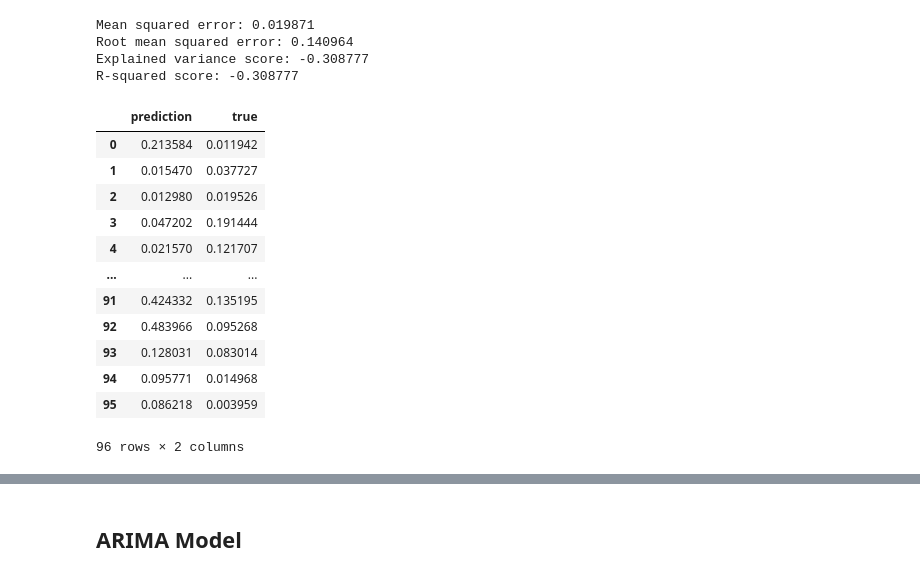
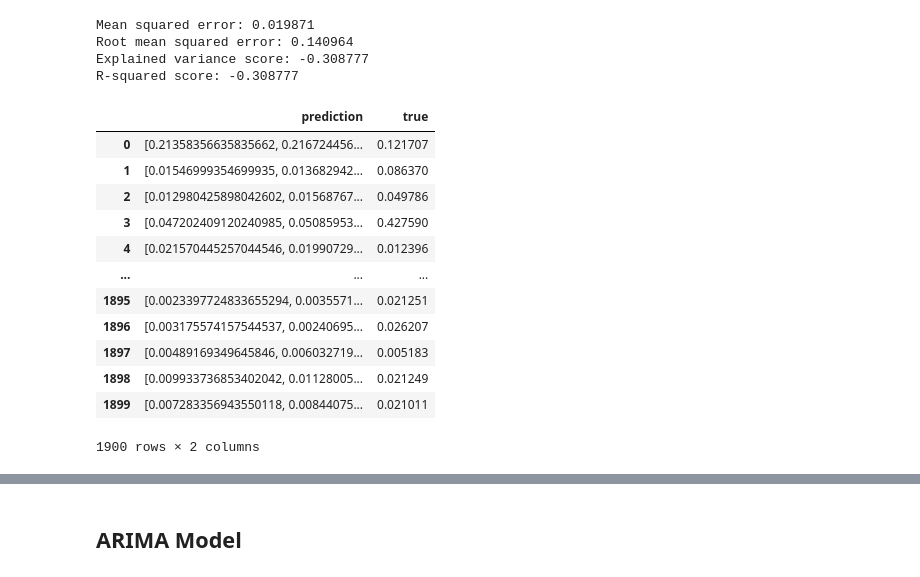
Before and after one commit to ThomTe314/capstone_quadra, a Jupyter notebook: Capstone ML.ipynb, the cells around one changed output, grey strips where cells are left out. Saved outputs shown, nothing was run; the diff lists cells and outputs as text; code cells hidden in the pictures.

```diff
--- a/Capstone ML.ipynb
+++ b/Capstone ML.ipynb
@@ -193,0 +196,2 @@ dummy_df[dummy_df.time_delta > dt.timedelta(minutes = 10)]
+# %%
+complete_index = pd.date_range(clean_df.index[0], clean_df.index[-1], freq='10min')
@@ -193,0 +202,4 @@ dummy_df[dummy_df.time_delta > dt.timedelta(minutes = 10)]
+# %%
+for i in complete_index:
+    if i not in clean_df.index:
+        clean_df.loc[i] = clean_df.loc[i - dt.timedelta(minutes = 10)]
@@ -447,19 +410,19 @@ Root mean squared error: 0.140964
 Explained variance score: -0.308777
 R-squared score: -0.308777
 # %%
-pd.DataFrame(data = {'prediction' : naive_results, 'true' : [y[-1] for y in y_test]})
+pd.DataFrame(data = {'prediction' : results, 'true' : [y[-1] for y in test]})
 # %% [output]
 |  | prediction | true |
-| 0 | 0.213584 | 0.011942 |
-| 1 | 0.015470 | 0.037727 |
-| 2 | 0.012980 | 0.019526 |
-| 3 | 0.047202 | 0.191444 |
-| 4 | 0.021570 | 0.121707 |
+| 0 | [0.21358356635835662, 0.216724456... | 0.121707 |
+| 1 | [0.01546999354699935, 0.013682942... | 0.086370 |
+| 2 | [0.012980425898042602, 0.01568767... | 0.049786 |
+| 3 | [0.047202409120240985, 0.05085953... | 0.427590 |
+| 4 | [0.021570445257044546, 0.01990729... | 0.012396 |
 | ... | ... | ... |
-| 91 | 0.424332 | 0.135195 |
-| 92 | 0.483966 | 0.095268 |
-| 93 | 0.128031 | 0.083014 |
-| 94 | 0.095771 | 0.014968 |
-| 95 | 0.086218 | 0.003959 |
+| 1895 | [0.0023397724833655294, 0.0035571... | 0.021251 |
+| 1896 | [0.003175574157544537, 0.00240695... | 0.026207 |
+| 1897 | [0.00489169349645846, 0.006032719... | 0.005183 |
+| 1898 | [0.009933736853402042, 0.01128005... | 0.021249 |
+| 1899 | [0.007283356943550118, 0.00844075... | 0.021011 |
-96 rows × 2 columns
+1900 rows × 2 columns
 # %%
```
Also changed, not shown: parts of 27 cells of this notebook.
